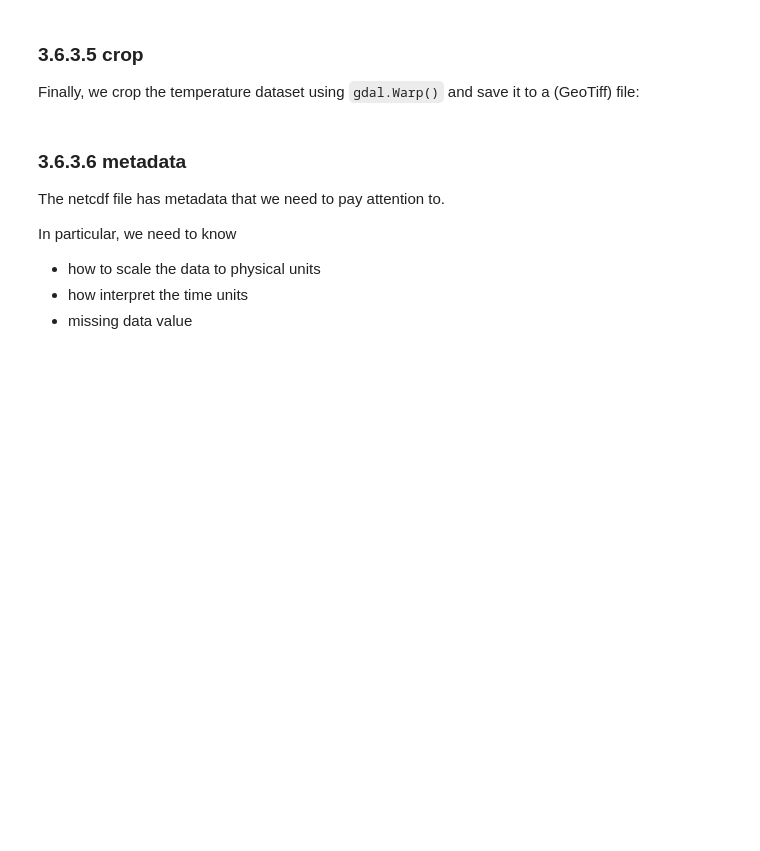
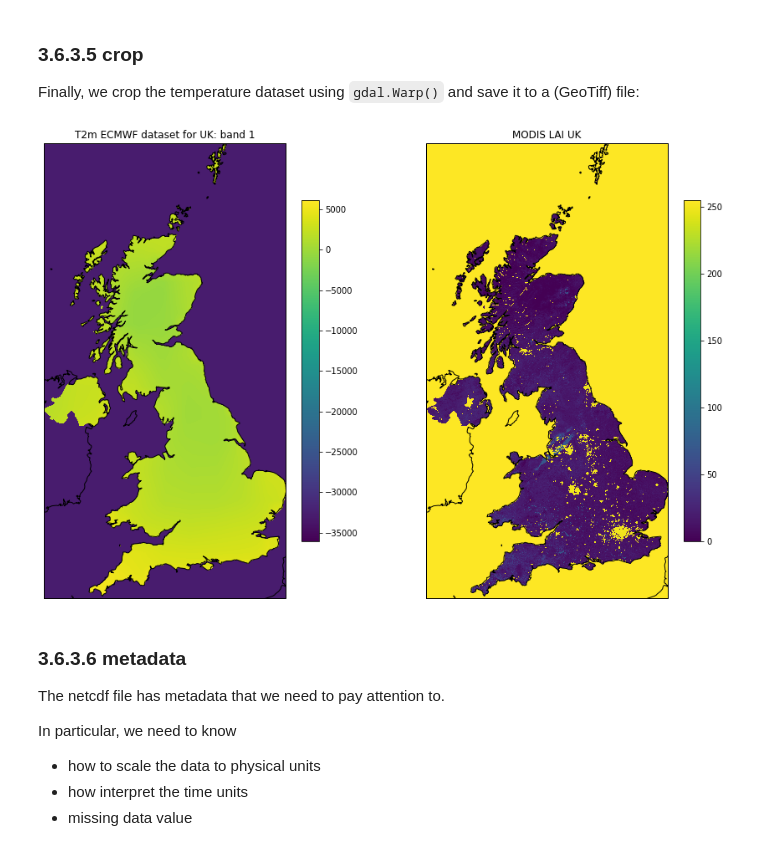
Before and after one commit to profLewis/geog0111_OLD, a Jupyter notebook: Chapter3_6_GDAL_Reconciling_projections.ipynb, the cells around one changed output. Cells and saved outputs as stored; diff of their text form; code cells hidden in the pictures; blank space fills up the shorter version.

```diff
--- a/Chapter3_6_GDAL_Reconciling_projections.ipynb
+++ b/Chapter3_6_GDAL_Reconciling_projections.ipynb
@@ -501,22 +545,24 @@ del g
 # %%
 # visualise
 t2m = gdal.Open(dst_filename, gdalconst.GA_ReadOnly)
 t2m = t2m.GetRasterBand(1).ReadAsArray()
 match_ds = gdal.Open(match_filename, gdalconst.GA_ReadOnly).ReadAsArray()
 
 # visualise
 plt.figure(figsize=(15,10))
-ax = plt.subplot ( 1, 2, 1 ,projection=ccrs.Sinusoidal())
+ax = plt.subplot ( 1, 2, 1 ,projection=ccrs.Sinusoidal.MODIS)
 ax.coastlines('10m')
 ax.set_title(f'T2m ECMWF dataset for {country_code}: band 1')
 im = ax.imshow(t2m[::-1],extent=extent)
 plt.colorbar(im,shrink=0.75)
 
-ax = plt.subplot ( 1, 2, 2 ,projection=ccrs.Sinusoidal())
+ax = plt.subplot ( 1, 2, 2 ,projection=ccrs.Sinusoidal.MODIS)
 ax.coastlines('10m')
 ax.set_title(f'MODIS LAI {country_code}')
 im = plt.imshow(match_ds,extent=extent)
 _ = plt.colorbar(im,shrink=0.75)
+# %% [output]
+[figure, added]
 # %% [markdown]
 ### 3.6.3.6 metadata
 
```
Also changed, not shown: parts of 19 cells of this notebook, 6 other files.
